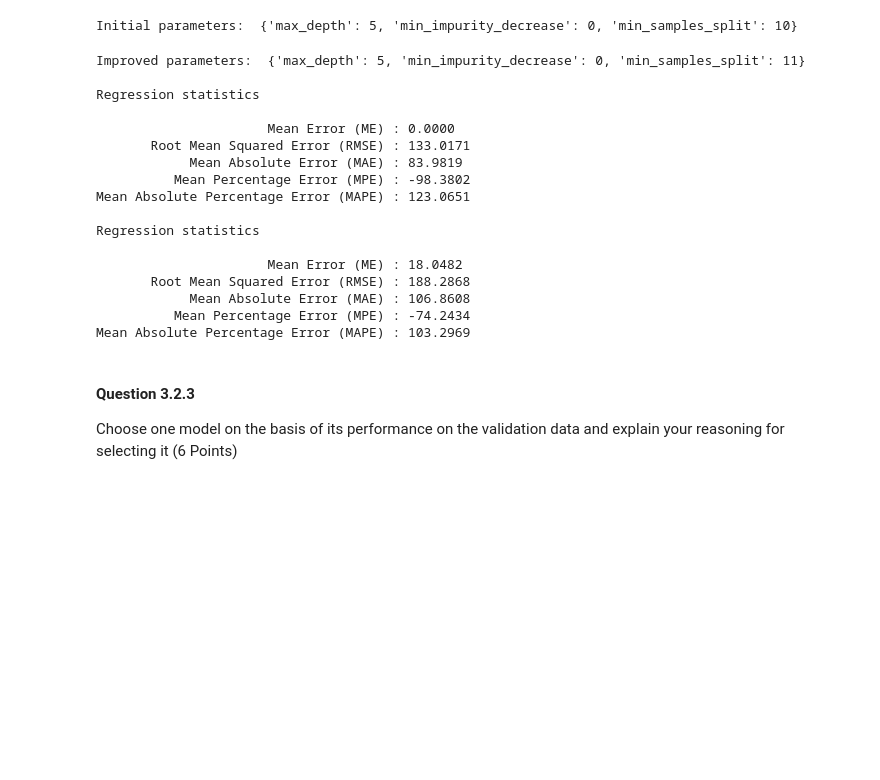
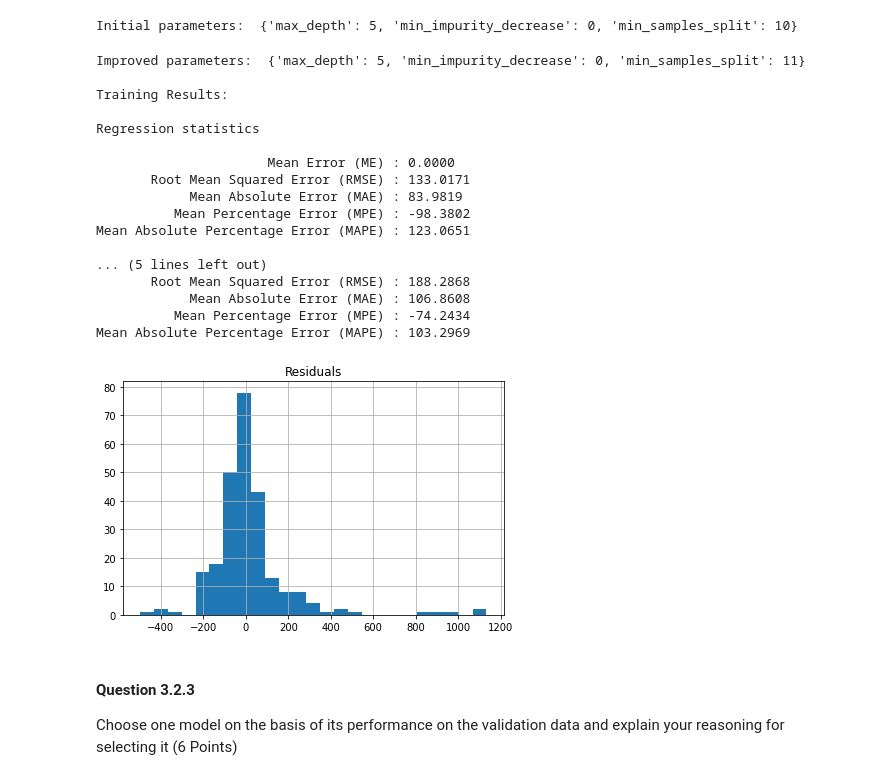
Before and after one commit to zachfreitas/ADS_505_Applied_Data_Sci_for_Business-, a Jupyter notebook: Module_2/Assignment_2/Assignment_2.ipynb, the cells around one changed output. Drawn from its saved outputs; the diff is of its cells as text; code cells hidden in the pictures; blank space fills up the shorter version.

```diff
--- a/Module_2/Assignment_2/Assignment_2.ipynb
+++ b/Module_2/Assignment_2/Assignment_2.ipynb
@@ -434,10 +468,17 @@ print('Improved parameters: ', gridSearch.best_params_)
 
 regTree = gridSearch.best_estimator_
 
-regressionSummary(train_y, regTree.predict(train_X))
-regressionSummary(valid_y, regTree.predict(valid_X))
+print('\nTraining Results:')
+pred_y = regTree.predict(train_X)
+regressionSummary(train_y, pred_y)
+
+print('\nValidation Results:')
+pred_y = regTree.predict(valid_X)
+regressionSummary(valid_y, pred_y)
 # %% [output]
 Improved parameters:  {'max_depth': 5, 'min_impurity_decrease': 0, 'min_samples_split': 11}
+
+Training Results:
 
 Regression statistics
 
@@ -447,13 +488,22 @@ Regression statistics
           Mean Percentage Error (MPE) : -98.3802
 Mean Absolute Percentage Error (MAPE) : 123.0651
 
-Regression statistics
-
-                      Mean Error (ME) : 18.0482
+... (5 lines left out)
        Root Mean Squared Error (RMSE) : 188.2868
             Mean Absolute Error (MAE) : 106.8608
           Mean Percentage Error (MPE) : -74.2434
 Mean Absolute Percentage Error (MAPE) : 103.2969
+# %%
+# Plot Residuals
+pred_y = regTree.predict(valid_X)
+all_residuals = valid_y - pred_y
+
+ax = pd.DataFrame({'Residuals': all_residuals}).hist(bins=25)
+
+plt.tight_layout()
+plt.show()
+# %% [output]
+[figure, added]
 # %% [markdown]
 #### Question 3.2.3
 Choose one model on the basis of its performance on the validation data and explain your reasoning for selecting it (6 Points)
```
Also changed, not shown: parts of 22 cells of this notebook.
